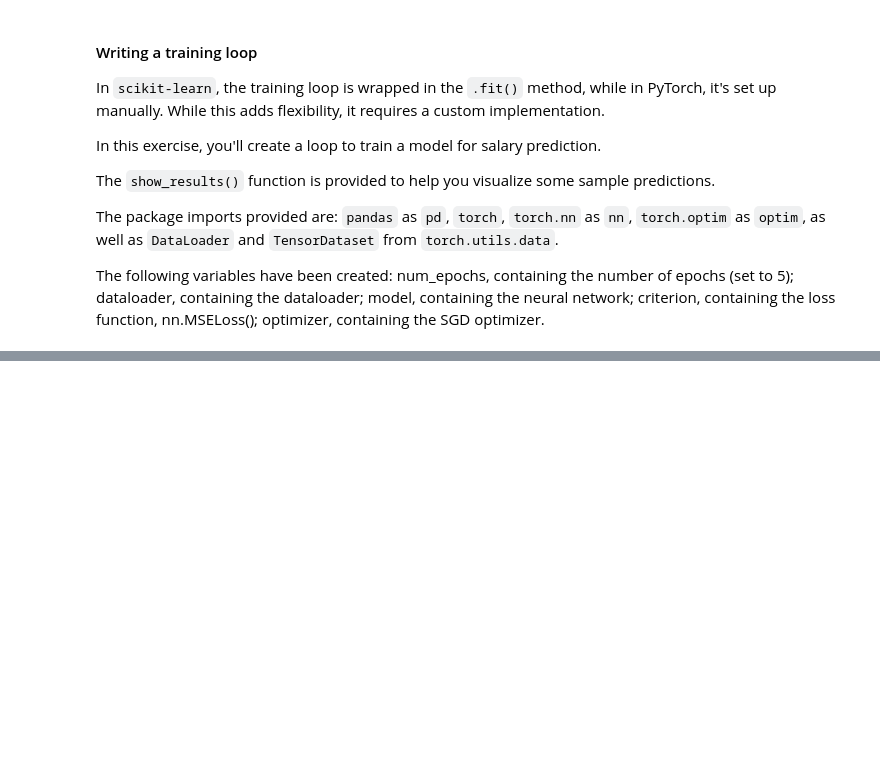
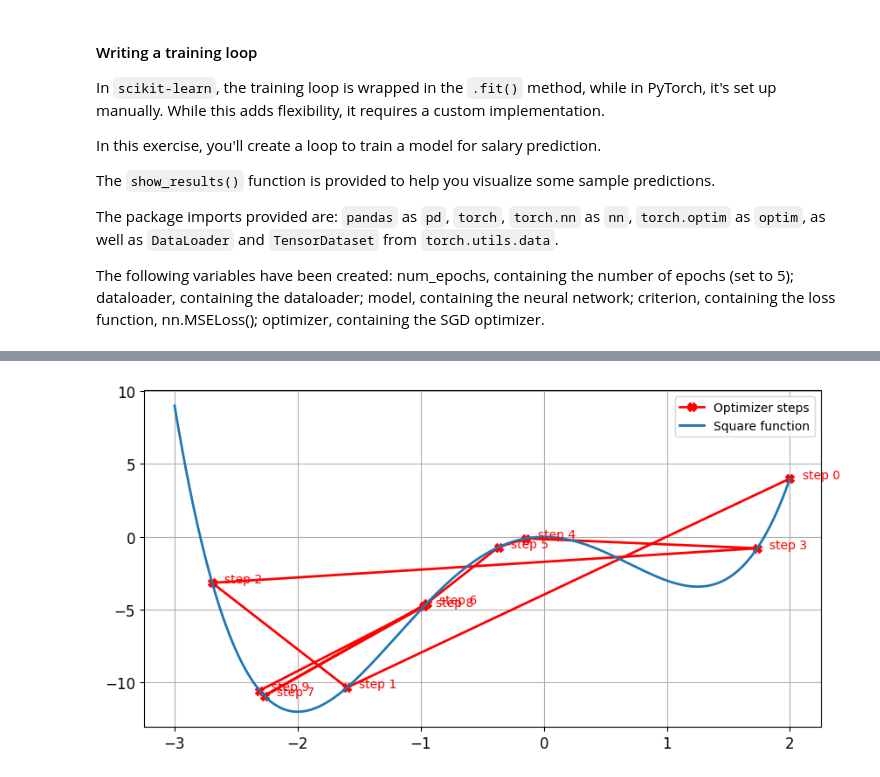
Before and after one commit to longtongster/pytorch, a Jupyter notebook: 01. Introduction to Deep Learning with Pytorch/Untitled.ipynb, the cells around one changed output, grey strips where cells are left out. Saved outputs shown, nothing was run; the diff lists cells and outputs as text; code cells hidden in the pictures; blank space fills up the shorter version.

```diff
--- a/01. Introduction to Deep Learning with Pytorch/Untitled.ipynb
+++ b/01. Introduction to Deep Learning with Pytorch/Untitled.ipynb
@@ -518,0 +619,6 @@ for i in range(num_epochs):
+# %%
+# Try a second learning rate value
+lr1 = 0.15
+optimize_and_plot(lr=lr1)
+# %% [output]
+[figure, added]
```
Also changed, not shown: parts of 32 cells of this notebook, 8 other files.
